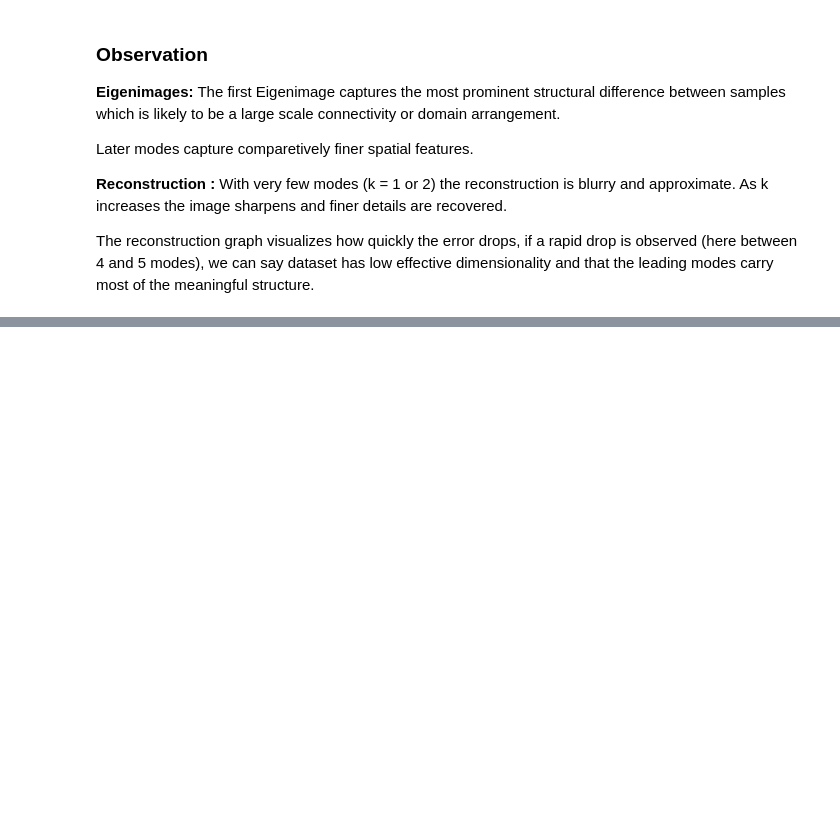
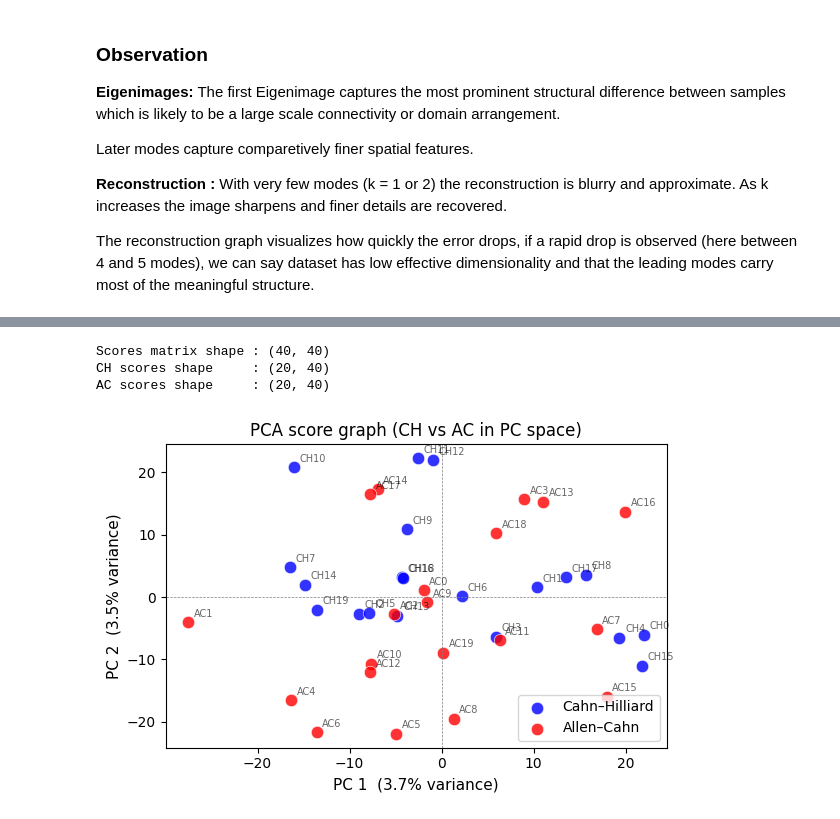
Before and after one commit to NeelPhere/the-doppelganger-problem, a Jupyter notebook: doppelgangers_problem.ipynb, the cells around one changed output, grey strips where cells are left out. Cells and saved outputs as stored; diff of their text form; code cells hidden in the pictures; blank space fills up the shorter version.

Commit message:
Implemented PC1 vs PC2 score plot

```diff
--- a/doppelgangers_problem.ipynb
+++ b/doppelgangers_problem.ipynb
@@ -668,0 +677,48 @@ The reconstruction graph visualizes how quickly the error drops, if a rapid drop
+# %%
+ch_indices = list(range(len(ch_images)))
+ac_indices = list(range(len(ch_images), len(ch_images) + len(ac_images)))
+
+# Row is a sample, column is PC
+
+scores = U * S     # shape(n_samples, n_modes)
+
+#u tells us where each sample sits in the PC space ; s tells how important each PC is, larger means that direction captures more variance in the dataset.
+
+ch_scores = scores[ch_indices]   #shape (n_ch, n_modes)
+ac_scores = scores[ac_indices]   #shape (n_ac, n_modes)
+
+print(f"Scores matrix shape : {scores.shape}")
+print(f"CH scores shape     : {ch_scores.shape}")
+print(f"AC scores shape     : {ac_scores.shape}")
+# %% [output]
+Scores matrix shape : (40, 40)
+CH scores shape     : (20, 40)
+AC scores shape     : (20, 40)
+# %%
+fig, ax = plt.subplots(figsize=(6, 4))
+
+ax.scatter(ch_scores[:, 0], ch_scores[:, 1],
+           color="blue", s=80, alpha=0.8,
+           label="Cahn–Hilliard", edgecolors="white", linewidths=0.5)
+ax.scatter(ac_scores[:, 0], ac_scores[:, 1],
+           color="red", s=80, alpha=0.8,
+           label="Allen–Cahn", edgecolors="white", linewidths=0.5)
+
+# annotate each point with its sample id
+for i, idx in enumerate(ch_indices):
+    ax.annotate(f"CH{i}", (ch_scores[i, 0], ch_scores[i, 1]),
+                fontsize=7, alpha=0.6, xytext=(4, 4), textcoords="offset points")
+for i, idx in enumerate(ac_indices):
+    ax.annotate(f"AC{i}", (ac_scores[i, 0], ac_scores[i, 1]),
+                fontsize=7, alpha=0.6, xytext=(4, 4), textcoords="offset points")
+
+ax.set_xlabel(f"PC 1  ({var_explained[0]*100:.1f}% variance)", fontsize=11)
+ax.set_ylabel(f"PC 2  ({var_explained[1]*100:.1f}% variance)", fontsize=11)
+ax.set_title("PCA score graph (CH vs AC in PC space)", fontsize=12)
+ax.axhline(0, color="gray", linewidth=0.5, linestyle="--")
+ax.axvline(0, color="gray", linewidth=0.5, linestyle="--")
+ax.legend(fontsize=10)
+plt.tight_layout()
+plt.show()
+# %% [output]
+[figure, added]
```
Also changed, not shown: parts of 2 cells of this notebook.
